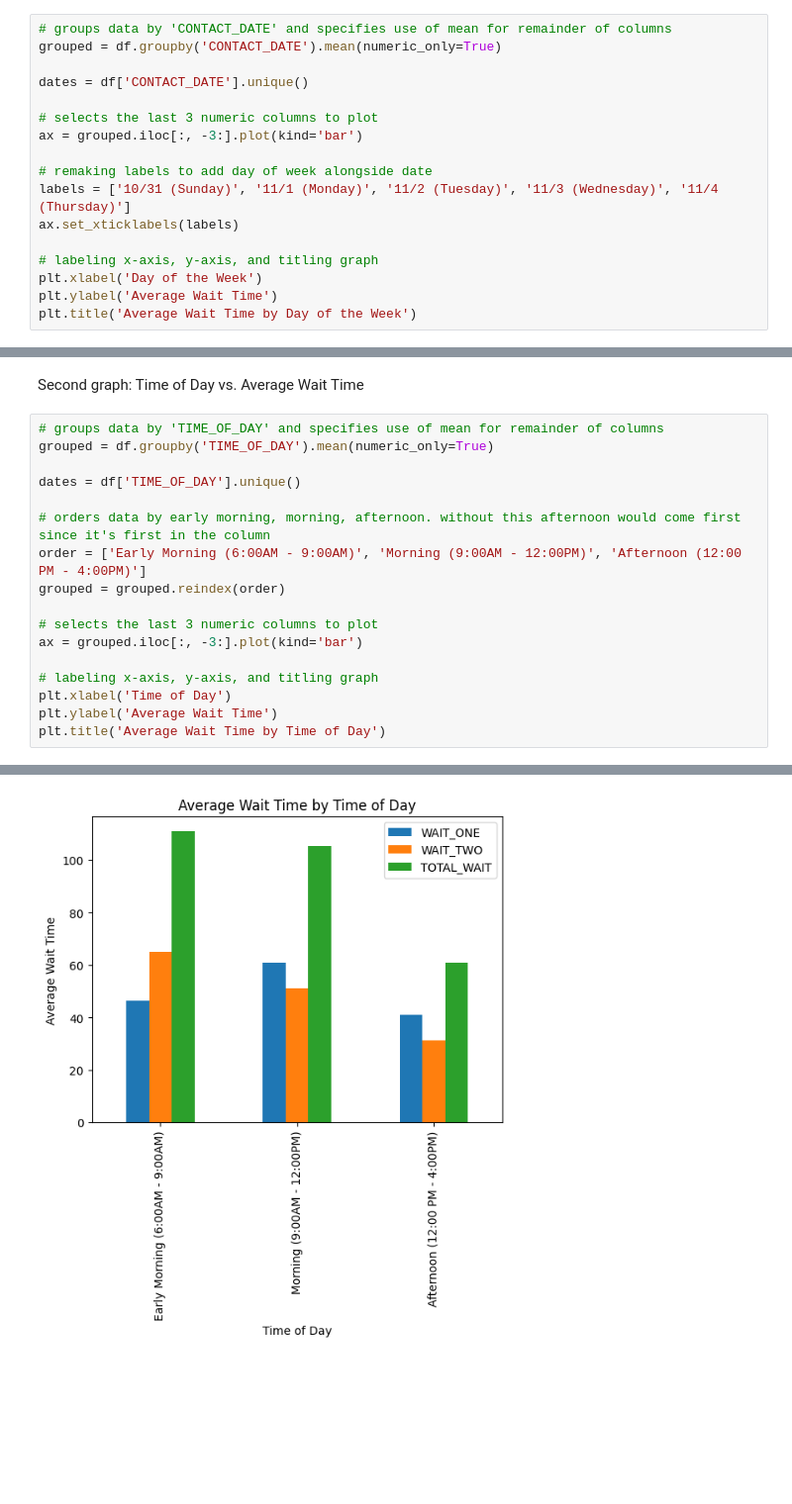
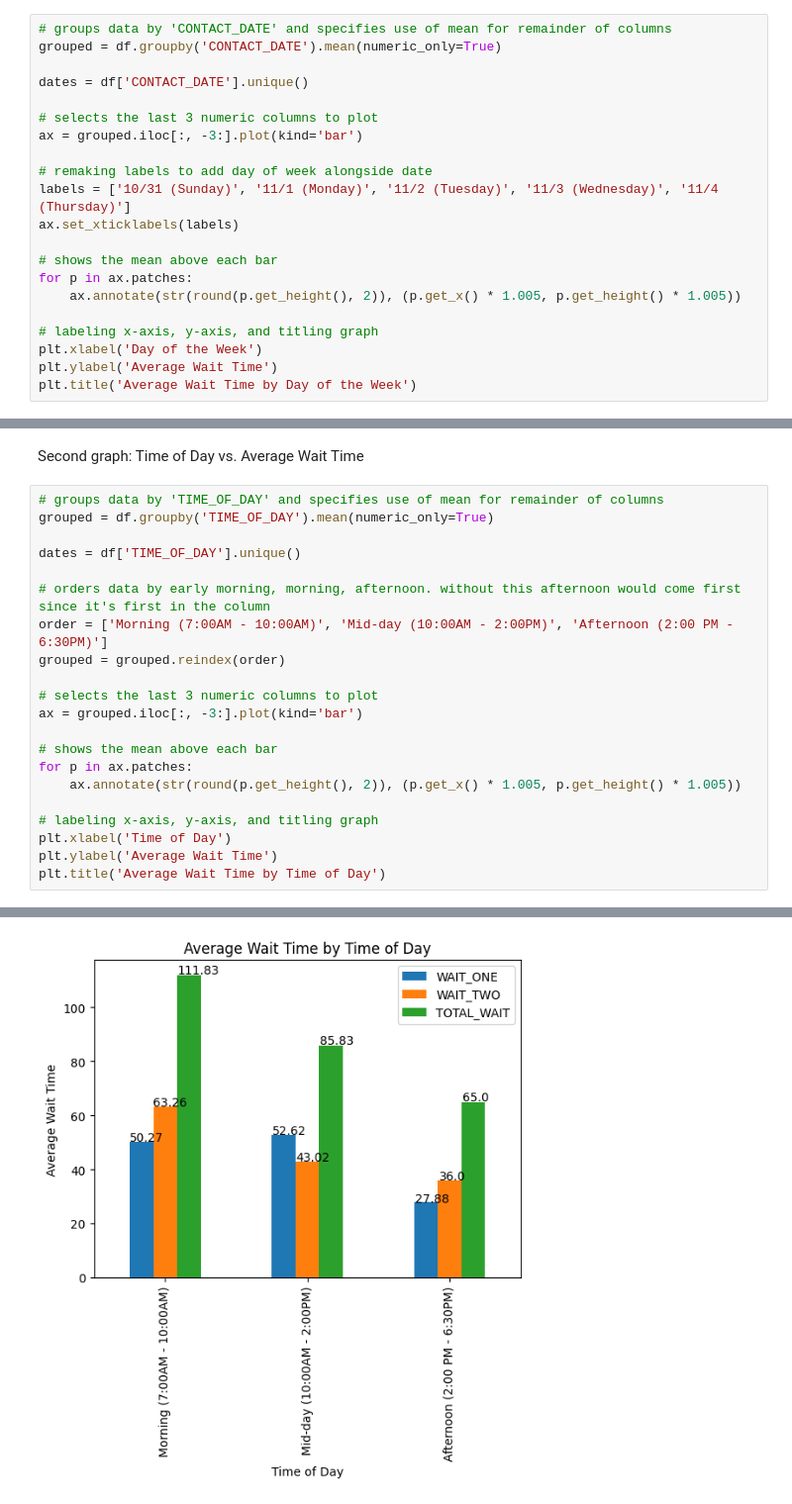
Before and after one commit to soumil101/Infusion_Center_Analysis, a Jupyter notebook: graphs.ipynb, the cells around one changed output, grey strips where cells are left out. Shown at 99% size. Drawn from its saved outputs; the diff is of its cells as text; blank space fills up the shorter version.

```diff
--- a/graphs.ipynb
+++ b/graphs.ipynb
@@ -36,6 +36,10 @@ ax = grouped.iloc[:, -3:].plot(kind='bar')
 labels = ['10/31 (Sunday)', '11/1 (Monday)', '11/2 (Tuesday)', '11/3 (Wednesday)', '11/4 (Thursday)']
 ax.set_xticklabels(labels)
 
+# shows the mean above each bar
+for p in ax.patches:
+    ax.annotate(str(round(p.get_height(), 2)), (p.get_x() * 1.005, p.get_height() * 1.005))
+
 # labeling x-axis, y-axis, and titling graph
 plt.xlabel('Day of the Week')
 plt.ylabel('Average Wait Time')
@@ -48,20 +52,24 @@ Second graph: Time of Day vs. Average Wait Time
 # %%
 # groups data by 'TIME_OF_DAY' and specifies use of mean for remainder of columns
 grouped = df.groupby('TIME_OF_DAY').mean(numeric_only=True)
 
 dates = df['TIME_OF_DAY'].unique()
 
 # orders data by early morning, morning, afternoon. without this afternoon would come first since it's first in the column
-order = ['Early Morning (6:00AM - 9:00AM)', 'Morning (9:00AM - 12:00PM)', 'Afternoon (12:00 PM - 4:00PM)']
+order = ['Morning (7:00AM - 10:00AM)', 'Mid-day (10:00AM - 2:00PM)', 'Afternoon (2:00 PM - 6:30PM)']
 grouped = grouped.reindex(order)
 
 # selects the last 3 numeric columns to plot
 ax = grouped.iloc[:, -3:].plot(kind='bar')
 
+# shows the mean above each bar
+for p in ax.patches:
+    ax.annotate(str(round(p.get_height(), 2)), (p.get_x() * 1.005, p.get_height() * 1.005))
+
 # labeling x-axis, y-axis, and titling graph
 plt.xlabel('Time of Day')
 plt.ylabel('Average Wait Time')
 plt.title('Average Wait Time by Time of Day')
 # %% [output]
 Text(0.5, 1.0, 'Average Wait Time by Time of Day')
-[figure, old version]
+[figure, new version]
```
Also changed, not shown: parts of 1 cell of this notebook, 11 other files.
